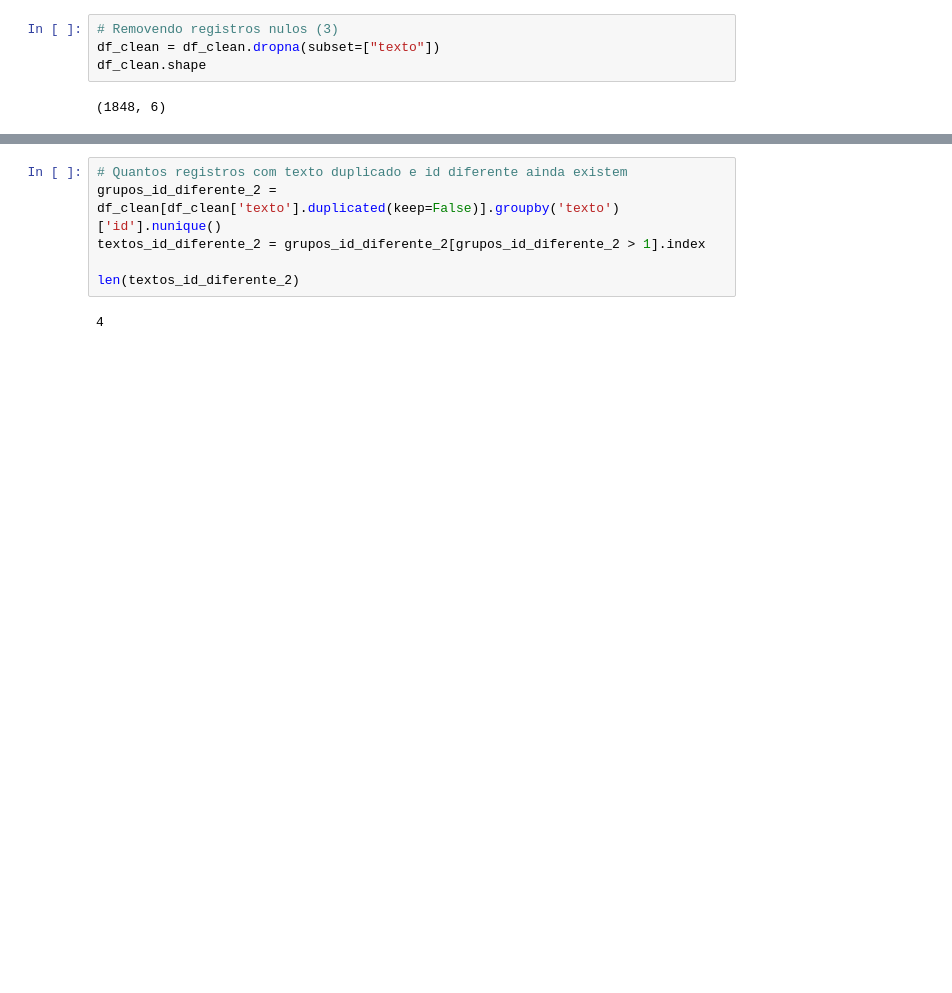
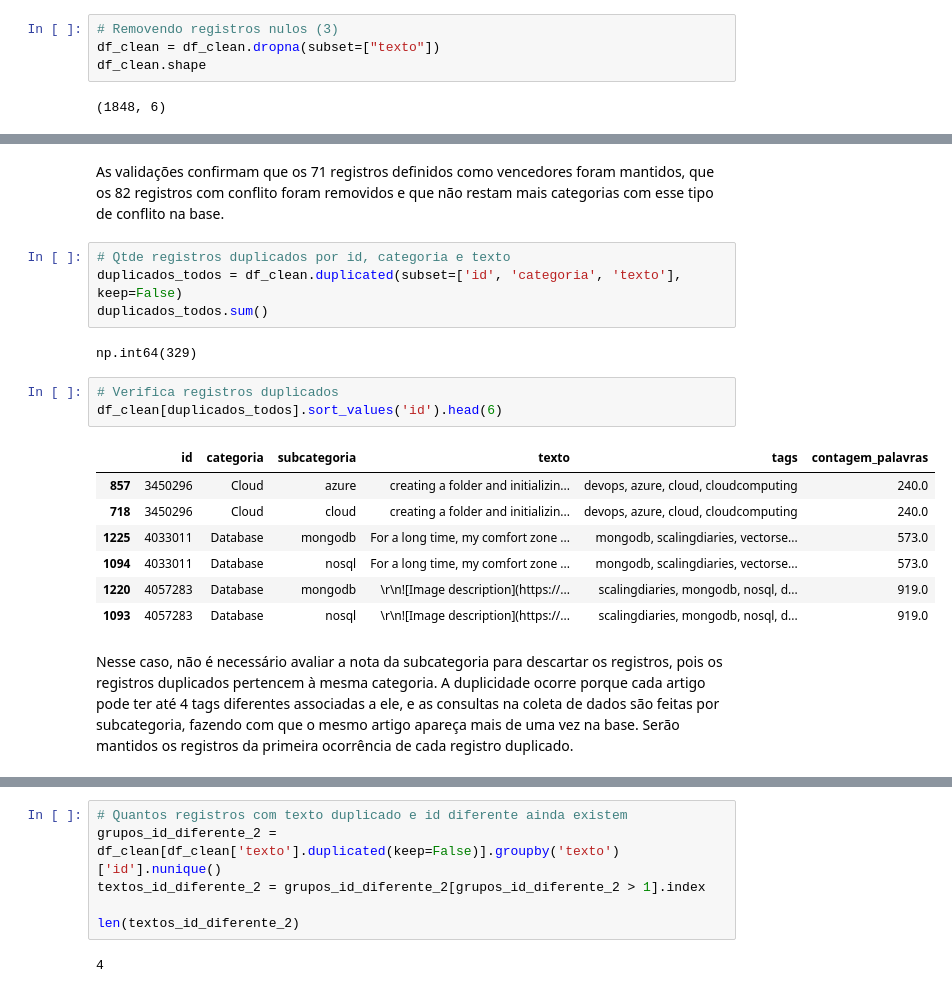
Before and after one commit to No-Country-simulation/g9-br-techmind-team10, a Jupyter notebook: datascience/notebooks/04_limpeza_dados.ipynb, the cells around one changed output, grey strips where cells are left out. Drawn from its saved outputs; the diff is of its cells as text; blank space fills up the shorter version.

```diff
--- a/datascience/notebooks/04_limpeza_dados.ipynb
+++ b/datascience/notebooks/04_limpeza_dados.ipynb
@@ -599,0 +846,21 @@ df_clean.shape
+# %% [markdown]
+As validações confirmam que os 71 registros definidos como vencedores foram mantidos, que os 82 registros com conflito foram removidos e que não restam mais categorias com esse tipo de conflito na base.
+# %%
+# Qtde registros duplicados por id, categoria e texto
+duplicados_todos = df_clean.duplicated(subset=['id', 'categoria', 'texto'], keep=False)
+duplicados_todos.sum()
+# %% [output]
+np.int64(329)
+# %%
+# Verifica registros duplicados
+df_clean[duplicados_todos].sort_values('id').head(6)
+# %% [output]
+|  | id | categoria | subcategoria | texto | tags | contagem_palavras |
+| 857 | 3450296 | Cloud | azure | creating a folder and initializin... | devops, azure, cloud, cloudcomputing | 240.0 |
+| 718 | 3450296 | Cloud | cloud | creating a folder and initializin... | devops, azure, cloud, cloudcomputing | 240.0 |
+| 1225 | 4033011 | Database | mongodb | For a long time, my comfort zone ... | mongodb, scalingdiaries, vectorse... | 573.0 |
+| 1094 | 4033011 | Database | nosql | For a long time, my comfort zone ... | mongodb, scalingdiaries, vectorse... | 573.0 |
+| 1220 | 4057283 | Database | mongodb | \r\n![Image description](https://... | scalingdiaries, mongodb, nosql, d... | 919.0 |
+| 1093 | 4057283 | Database | nosql | \r\n![Image description](https://... | scalingdiaries, mongodb, nosql, d... | 919.0 |
+# %% [markdown]
+Nesse caso, não é necessário avaliar a nota da subcategoria para descartar os registros, pois os registros duplicados pertencem à mesma categoria. A duplicidade ocorre porque cada artigo pode ter até 4 tags diferentes associadas a ele, e as consultas na coleta de dados são feitas por subcategoria, fazendo com que o mesmo artigo apareça mais de uma vez na base. Serão mantidos os registros da primeira ocorrência de cada registro duplicado.
```
Also changed, not shown: parts of 72 cells of this notebook.
